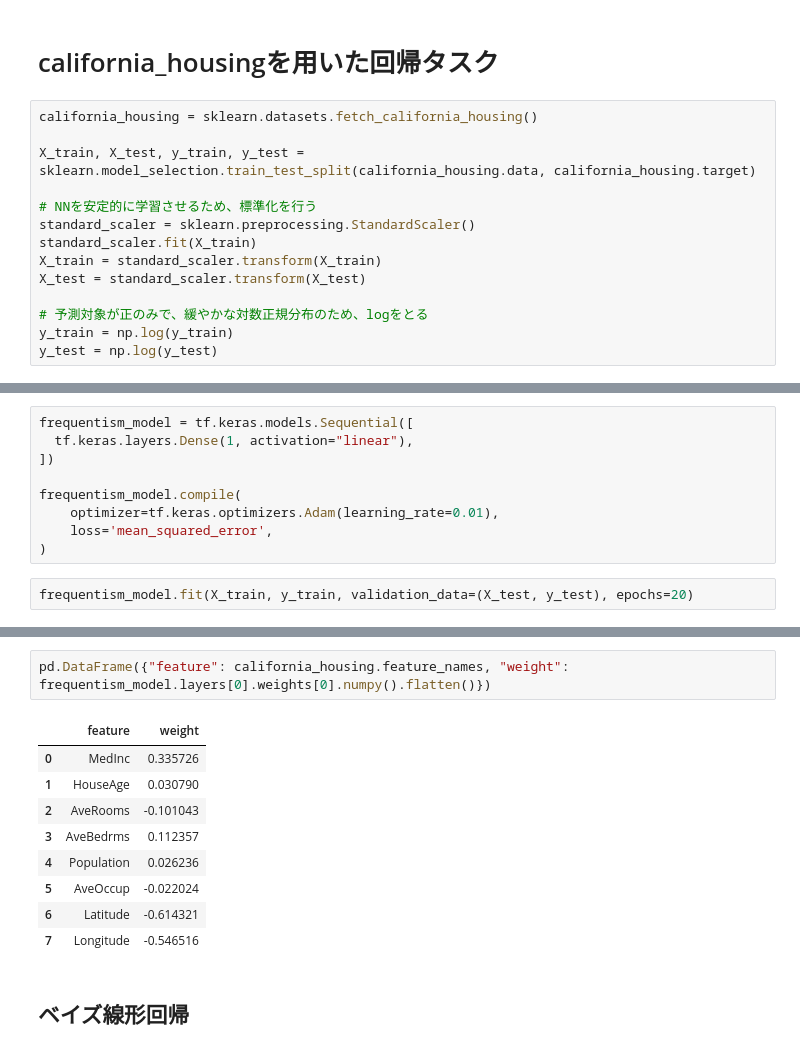
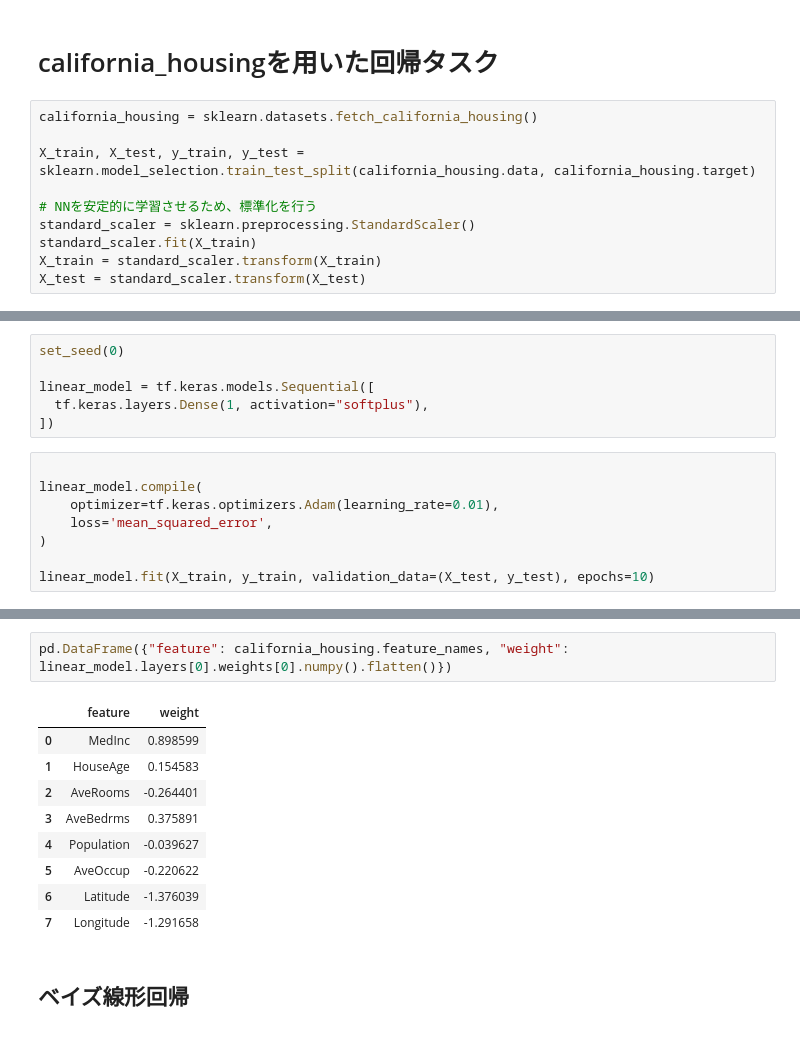
Before and after one commit to TtH61008/yurufuwa_bayesian_deep_learning, a Jupyter notebook: notebook/C100.ipynb, the cells around one changed output, grey strips where cells are left out. Drawn from its saved outputs; the diff is of its cells as text.

```diff
--- a/notebook/C100.ipynb
+++ b/notebook/C100.ipynb
@@ -44,8 +81,4 @@ standard_scaler = sklearn.preprocessing.StandardScaler()
 standard_scaler.fit(X_train)
 X_train = standard_scaler.transform(X_train)
 X_test = standard_scaler.transform(X_test)
-
-# 予測対象が正のみで、緩やかな対数正規分布のため、logをとる
-y_train = np.log(y_train)
-y_test = np.log(y_test)
 # %% [markdown]
@@ -53,12 +86,15 @@ y_test = np.log(y_test)
 # %%
-frequentism_model = tf.keras.models.Sequential([
-  tf.keras.layers.Dense(1, activation="linear"),
+set_seed(0)
+
+linear_model = tf.keras.models.Sequential([
+  tf.keras.layers.Dense(1, activation="softplus"),
 ])
-
-frequentism_model.compile(
-    optimizer=tf.keras.optimizers.Adam(learning_rate=0.01),
-    loss='mean_squared_error',
-)
 # %%
-frequentism_model.fit(X_train, y_train, validation_data=(X_test, y_test), epochs=20)
+
+linear_model.compile(
+    optimizer=tf.keras.optimizers.Adam(learning_rate=0.01),
+    loss='mean_squared_error',
+)
+
+linear_model.fit(X_train, y_train, validation_data=(X_test, y_test), epochs=10)
 # %% [output]
@@ -82,16 +121,16 @@ Epoch 20/20
 <keras.callbacks.History at 0x...>
 # %%
-pd.DataFrame({"feature": california_housing.feature_names, "weight": frequentism_model.layers[0].weights[0].numpy().flatten()})
+pd.DataFrame({"feature": california_housing.feature_names, "weight": linear_model.layers[0].weights[0].numpy().flatten()})
 # %% [output]
 |  | feature | weight |
-| 0 | MedInc | 0.335726 |
-| 1 | HouseAge | 0.030790 |
-| 2 | AveRooms | -0.101043 |
-| 3 | AveBedrms | 0.112357 |
-| 4 | Population | 0.026236 |
-| 5 | AveOccup | -0.022024 |
-| 6 | Latitude | -0.614321 |
-| 7 | Longitude | -0.546516 |
+| 0 | MedInc | 0.898599 |
+| 1 | HouseAge | 0.154583 |
+| 2 | AveRooms | -0.264401 |
+| 3 | AveBedrms | 0.375891 |
+| 4 | Population | -0.039627 |
+| 5 | AveOccup | -0.220622 |
+| 6 | Latitude | -1.376039 |
+| 7 | Longitude | -1.291658 |
 # %% [markdown]
 ## ベイズ線形回帰
 # %%
```
Also changed, not shown: parts of 34 cells of this notebook.
